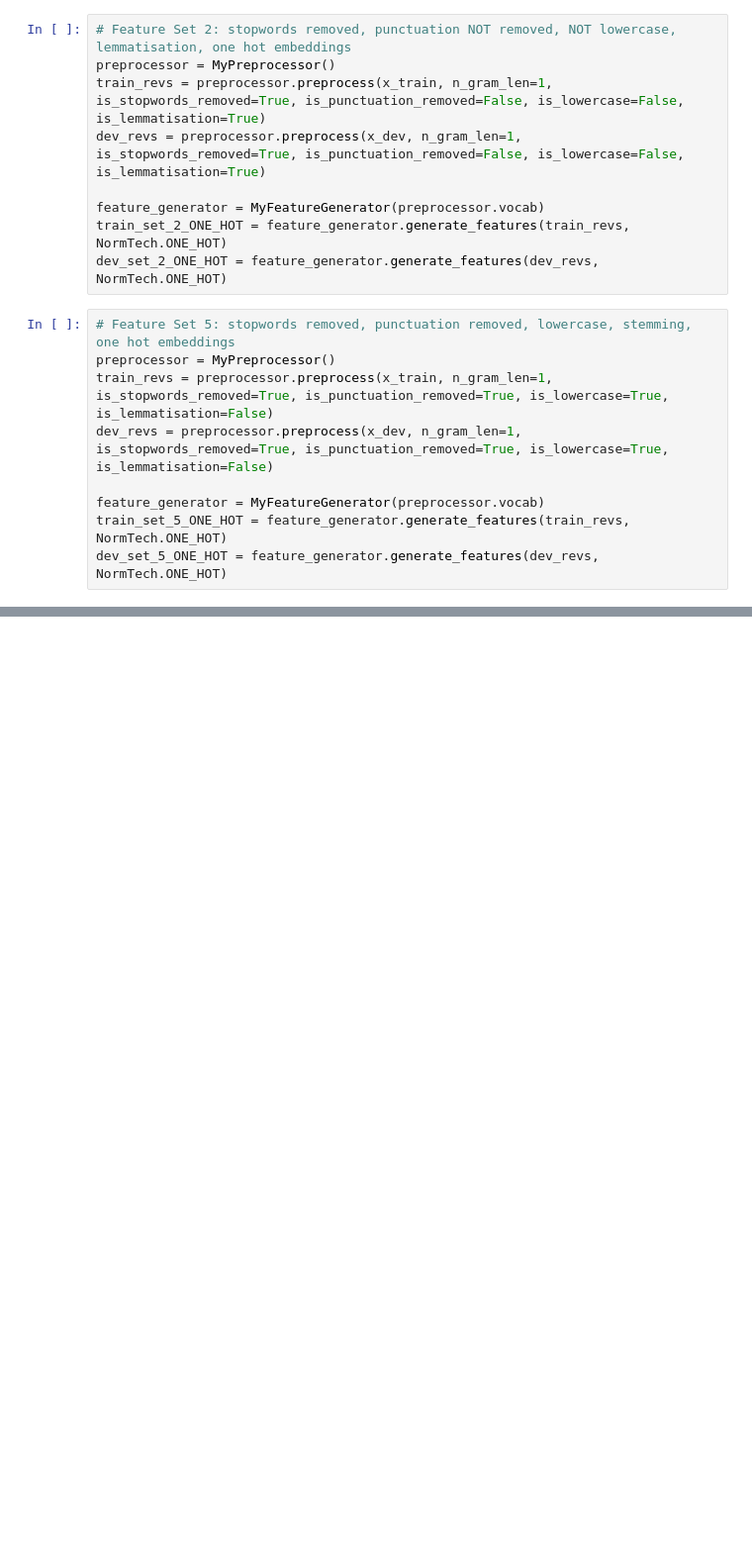
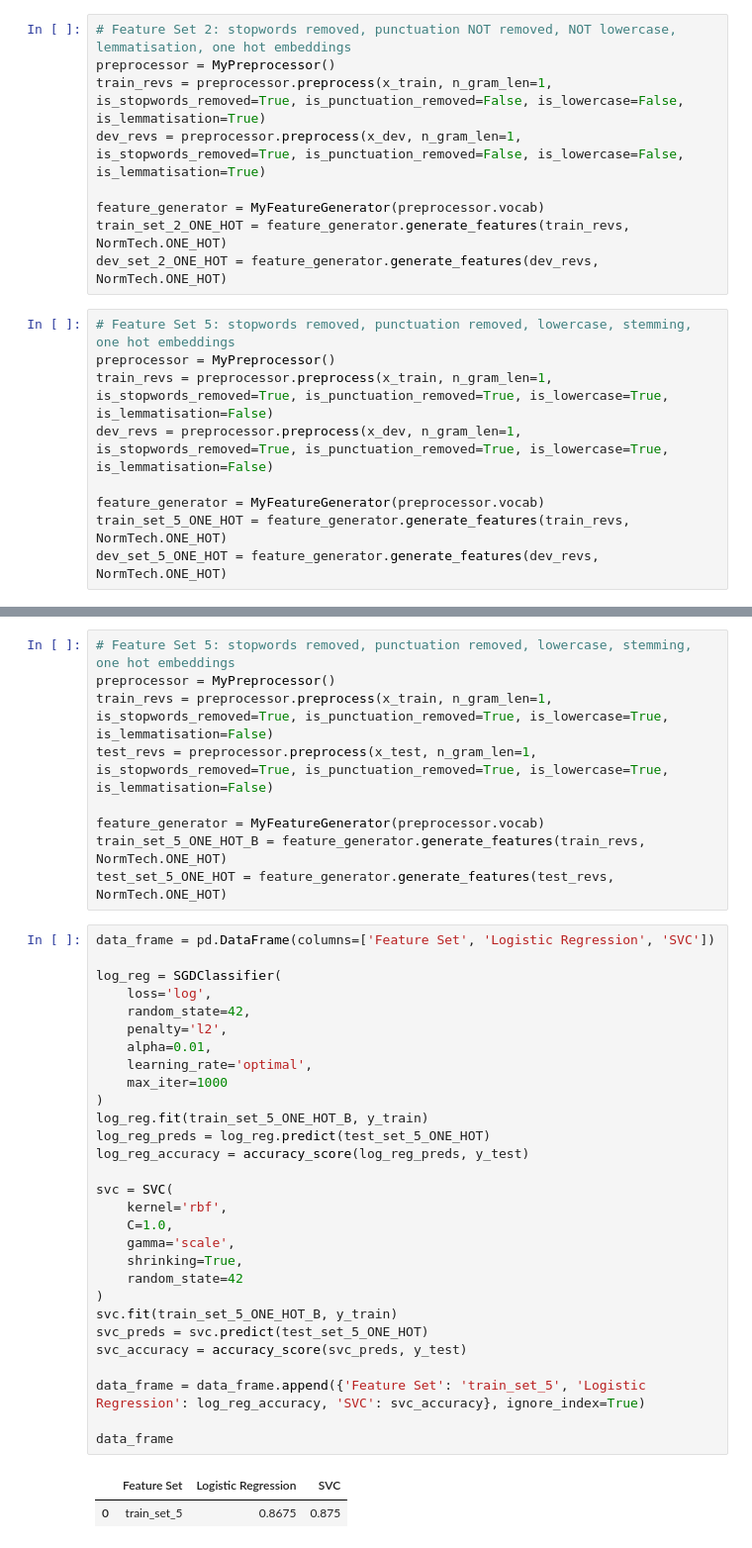
Before and after one commit to LChilvers05/NLP_Sentiment_Analysis, a Jupyter notebook: assignment.ipynb, the cells around one changed output, grey strips where cells are left out. Shown: that part at 99% size. Cells and saved outputs as stored; diff of their text form; blank space fills up the shorter version.

```diff
--- a/assignment.ipynb
+++ b/assignment.ipynb
@@ -409,0 +531,41 @@ accuracy_score(y_dev, predictions)
+# %%
+# Feature Set 5: stopwords removed, punctuation removed, lowercase, stemming, one hot embeddings
+preprocessor = MyPreprocessor()
+train_revs = preprocessor.preprocess(x_train, n_gram_len=1, is_stopwords_removed=True, is_punctuation_removed=True, is_lowercase=True, is_lemmatisation=False)
+test_revs = preprocessor.preprocess(x_test, n_gram_len=1, is_stopwords_removed=True, is_punctuation_removed=True, is_lowercase=True, is_lemmatisation=False)
+
+feature_generator = MyFeatureGenerator(preprocessor.vocab)
+train_set_5_ONE_HOT_B = feature_generator.generate_features(train_revs, NormTech.ONE_HOT)
+test_set_5_ONE_HOT = feature_generator.generate_features(test_revs, NormTech.ONE_HOT)
+# %%
+data_frame = pd.DataFrame(columns=['Feature Set', 'Logistic Regression', 'SVC'])
+
+log_reg = SGDClassifier(
+    loss='log',
+    random_state=42,
+    penalty='l2',
+    alpha=0.01,
+    learning_rate='optimal',
+    max_iter=1000
+)
+log_reg.fit(train_set_5_ONE_HOT_B, y_train)
+log_reg_preds = log_reg.predict(test_set_5_ONE_HOT)
+log_reg_accuracy = accuracy_score(log_reg_preds, y_test)
+
+svc = SVC(
+    kernel='rbf',
+    C=1.0,
+    gamma='scale',
+    shrinking=True,
+    random_state=42
+)
+svc.fit(train_set_5_ONE_HOT_B, y_train)
+svc_preds = svc.predict(test_set_5_ONE_HOT)
+svc_accuracy = accuracy_score(svc_preds, y_test)
+
+data_frame = data_frame.append({'Feature Set': 'train_set_5', 'Logistic Regression': log_reg_accuracy, 'SVC': svc_accuracy}, ignore_index=True)
+
+data_frame
+# %% [output]
+|  | Feature Set | Logistic Regression | SVC |
+| 0 | train_set_5 | 0.8675 | 0.875 |
```
Also changed, not shown: parts of 27 cells of this notebook, 3 other files.
